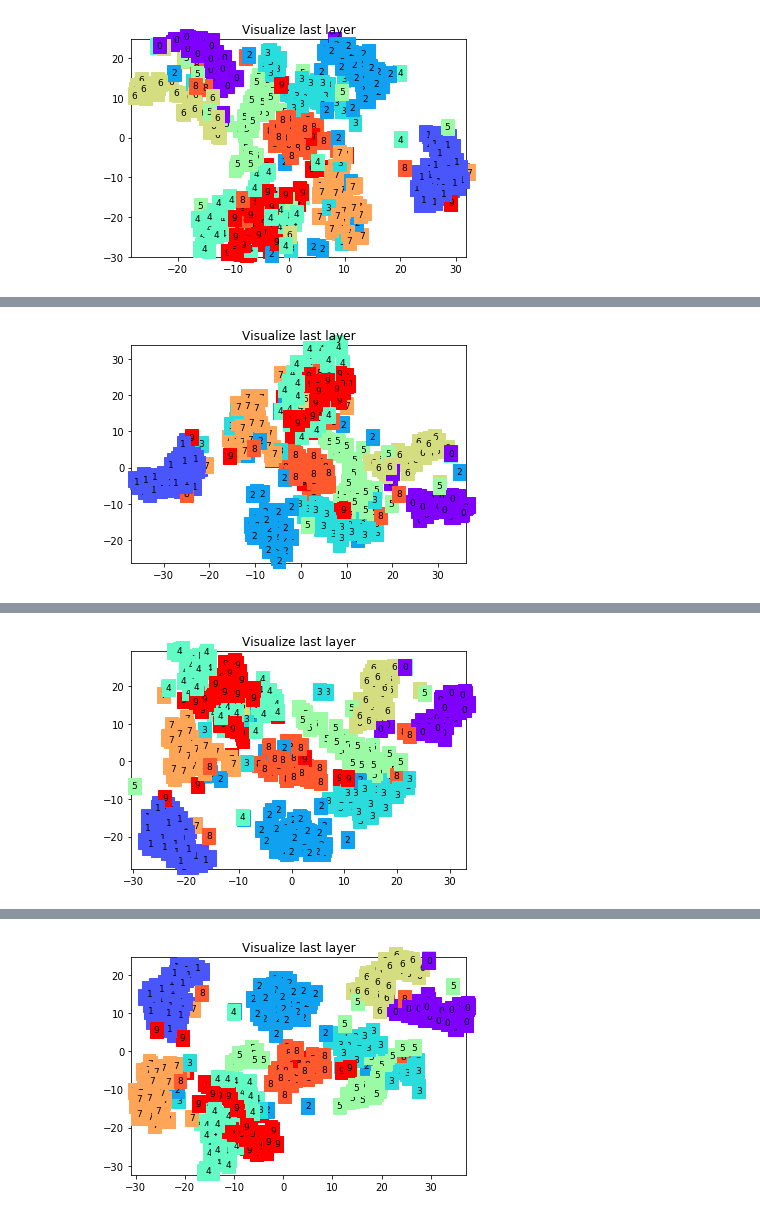
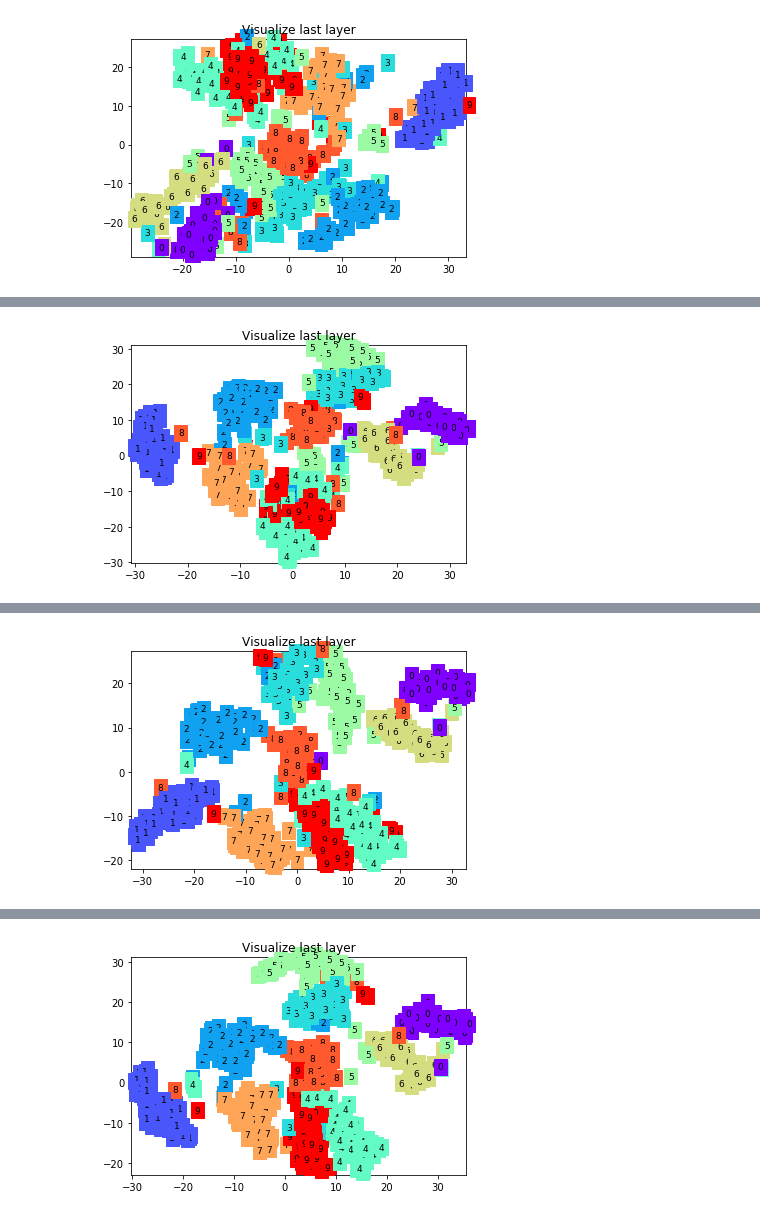
Before and after one commit to acyang/mlmgi_2019, a Jupyter notebook: MNIST/MNIST_CNN_OLD.ipynb, the cells around one changed output, grey strips where cells are left out. Saved outputs shown, nothing was run; the diff lists cells and outputs as text; code cells hidden in the pictures.

```diff
--- a/MNIST/MNIST_CNN_OLD.ipynb
+++ b/MNIST/MNIST_CNN_OLD.ipynb
@@ -6,12 +6,12 @@ from tensorflow.examples.tutorials.mnist import input_data
 import numpy as np
 import matplotlib.pyplot as plt
 # %%
-tf.set_random_seed(41)
-np.random.seed(21)
+tf.set_random_seed(1)
+np.random.seed(2)
 
-batch_size = 100
+batch_size = 50
 learning_rate = 0.001              # learning rate
-num_steps = 1000
+num_steps = 500
 display_step = 100
 # %%
 # Import MNIST data
@@ -49,7 +51,7 @@ test_y = mnist.test.labels[:2000]
 tf_x = tf.placeholder(tf.float32, [None, 28*28]) / 255.
 tf_y = tf.placeholder(tf.int32, [None, 10])
 
-image = tf.reshape(tf_x, [-1, 28, 28, 1])              # (batch, height, width, channel)
+image = tf.reshape(tf_x, [-1, 28, 28, 1])   # (batch, height, width, channel)
 
 # CNN
 conv1 = tf.layers.conv2d(
@@ -66,7 +68,7 @@ pool1 = tf.layers.max_pooling2d(
 
 conv2 = tf.layers.conv2d(
     inputs=pool1,
-    filters=64,
+    filters=32,
     kernel_size=[5, 5],
     padding='same',
     activation=tf.nn.relu)    # -> (14, 14, 64)
@@ -76,18 +78,26 @@ pool2 = tf.layers.max_pooling2d(
     pool_size=[2, 2],
     strides=2)    # -> (7, 7, 64)
 
-flat = tf.reshape(pool2, [-1, 7*7*64])          # -> (7*7*64, )
-output = tf.layers.dense(flat, 10)              # output layer
+flat = tf.reshape(pool2, [-1, 7*7*32])          # -> (7*7*64, )
+
+dense2 = tf.layers.dense(
+    inputs=flat,
+    units=1024,
+    activation=tf.nn.relu)
+
+#dropout = tf.layers.dropout(inputs=dense2, rate=0.4)
+
+output = tf.layers.dense(
+    inputs=dense2,
+    units=10)             # output layer
 # %%
 # https://www.tensorflow.org/api_docs/python/tf/losses/softmax_cross_entropy
-loss_op = tf.losses.softmax_cross_entropy(onehot_labels=tf_y, logits=output)           # compute cost
+#loss_op = tf.losses.softmax_cross_entropy(onehot_labels=tf_y, logits=output)           # compute cost
+
+# https://www.tensorflow.org/api_docs/python/tf/nn/softmax_cross_entropy_with_logits_v2
+loss_op = tf.reduce_mean(tf.nn.softmax_cross_entropy_with_logits_v2(logits=output, labels=tf_y))
 optimizer = tf.train.AdamOptimizer(learning_rate=learning_rate)
 train_op = optimizer.minimize(loss_op)
-
-# Evaluate model
-prediction = tf.nn.softmax(output)
-#correct_pred = tf.equal(tf.argmax(prediction, 1), tf.argmax(tf_y, 1))
-#accuracy = tf.reduce_mean(tf.cast(correct_pred, tf.float32))
 
 # https://www.tensorflow.org/api_docs/python/tf/metrics/accuracy
 accuracy = tf.metrics.accuracy(          # return (acc, update_op), and create 2 local variables
@@ -108,6 +118,9 @@ def plot_with_labels(lowDWeights, labels):
 #sess = tf.Session()
 # https://www.tensorflow.org/api_docs/python/tf/group
 init_op = tf.group(tf.global_variables_initializer(), tf.local_variables_initializer()) # the local var is for accuracy_op
+
+# 'Saver' op to save and restore all the variables
+saver = tf.train.Saver()
 
 # Start training
 with tf.Session() as sess:
@@ -128,4 +141,8 @@ with tf.Session() as sess:
                 low_dim_embs = tsne.fit_transform(flat_representation[:plot_only, :])
                 labels = np.argmax(test_y, axis=1)[:plot_only]; plot_with_labels(low_dim_embs, labels)
     plt.ioff()
+
+    # Save model weights to disk
+    save_path = saver.save(sess, "cnn_model_old")
+    print("Model saved in file: %s" % save_path)
 # %% [output]
@@ -133 +150 @@ Step: 0 | train loss: 2.3063 | test accuracy: 0.16
-[figure, old version]
+[figure, new version]
@@ -135 +152 @@ Step: 100 | train loss: 0.1999 | test accuracy: 0.54
-[figure, old version]
+[figure, new version]
@@ -137 +154 @@ Step: 200 | train loss: 0.1417 | test accuracy: 0.68
-[figure, old version]
+[figure, new version]
@@ -139 +156 @@ Step: 300 | train loss: 0.1089 | test accuracy: 0.75
-[figure, old version]
+[figure, new version]
```
Also changed, not shown: parts of 3 cells of this notebook.
